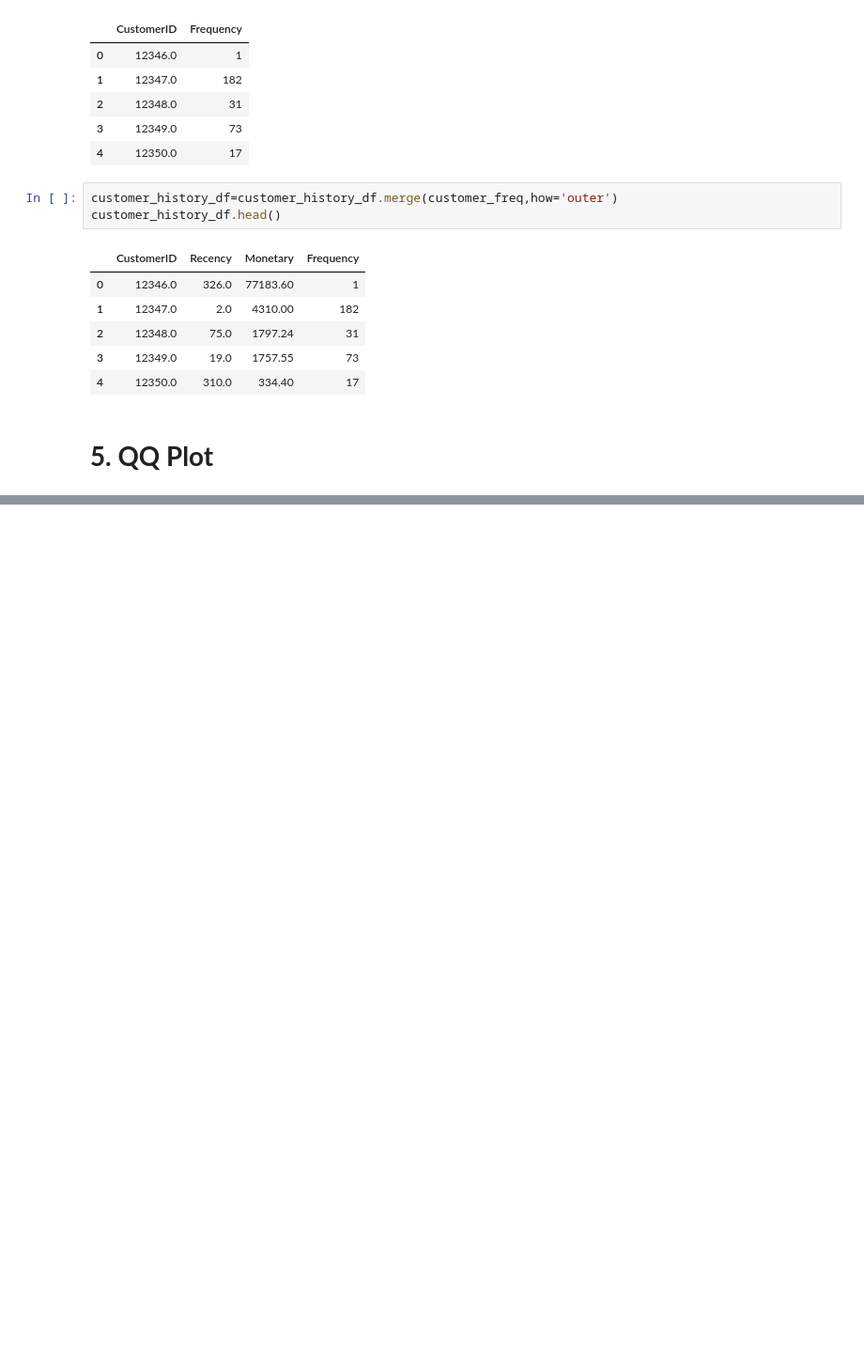
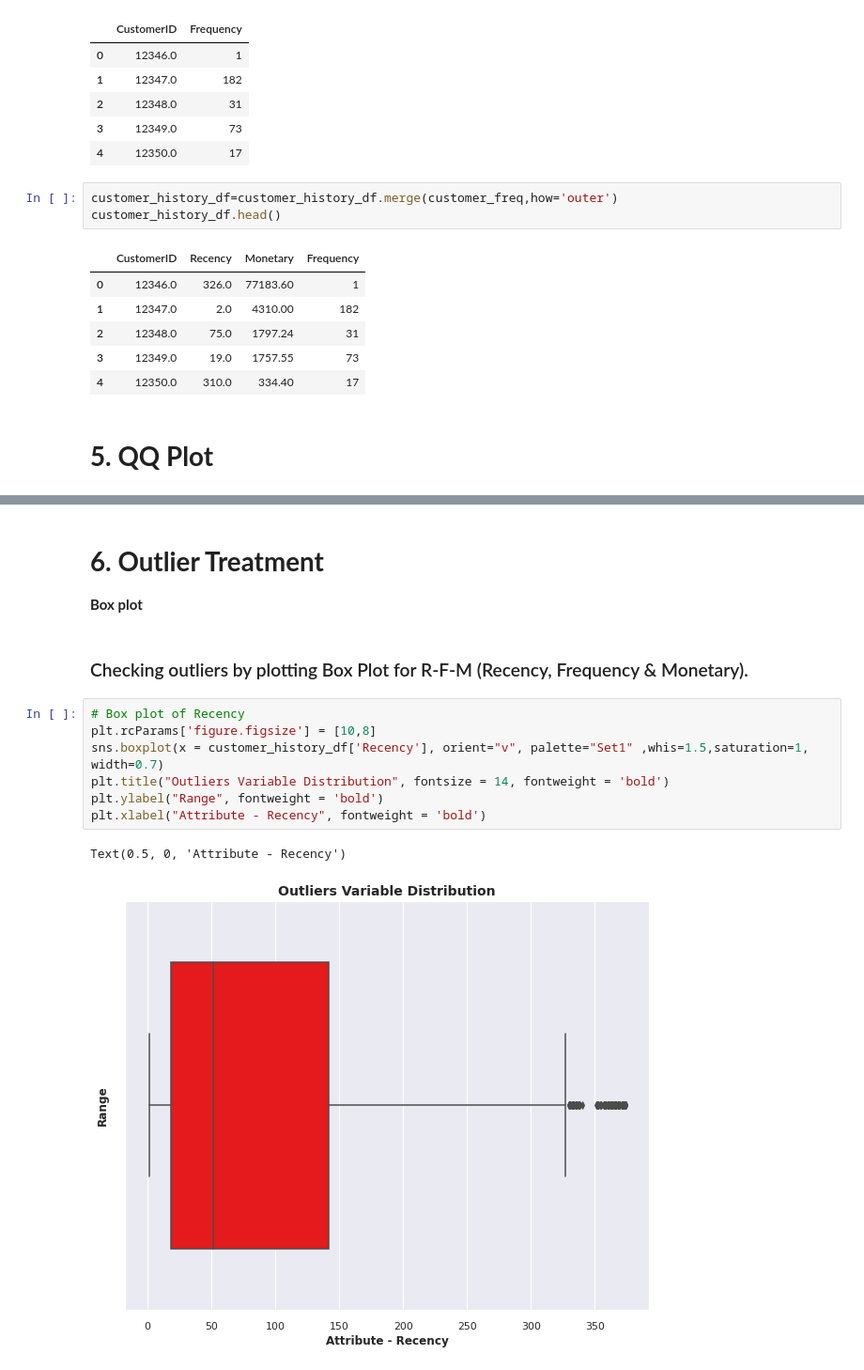
Before and after one commit to Deepakkarki24/Online-Retail-Customer-Segmentation, a Jupyter notebook: Individual_Colab_(Customer_Segmentation)_Capstone_Project.ipynb, the cells around one changed output, grey strips where cells are left out. Shown at 94% size. Drawn from its saved outputs; the diff is of its cells as text; blank space fills up the shorter version.

```diff
--- a/Individual_Colab_(Customer_Segmentation)_Capstone_Project.ipynb
+++ b/Individual_Colab_(Customer_Segmentation)_Capstone_Project.ipynb
@@ -881,0 +955,16 @@ customer_history_df.head()
+# %% [markdown]
+# **6. Outlier Treatment**
+
+**Box plot**
+# %% [markdown]
+### Checking outliers by plotting Box Plot for R-F-M (Recency, Frequency & Monetary).
+# %%
+# Box plot of Recency
+plt.rcParams['figure.figsize'] = [10,8]
+sns.boxplot(x = customer_history_df['Recency'], orient="v", palette="Set1" ,whis=1.5,saturation=1, width=0.7)
+plt.title("Outliers Variable Distribution", fontsize = 14, fontweight = 'bold')
+plt.ylabel("Range", fontweight = 'bold')
+plt.xlabel("Attribute - Recency", fontweight = 'bold')
+# %% [output]
+Text(0.5, 0, 'Attribute - Recency')
+[figure, added]
```
Also changed, not shown: parts of 17 cells of this notebook.
